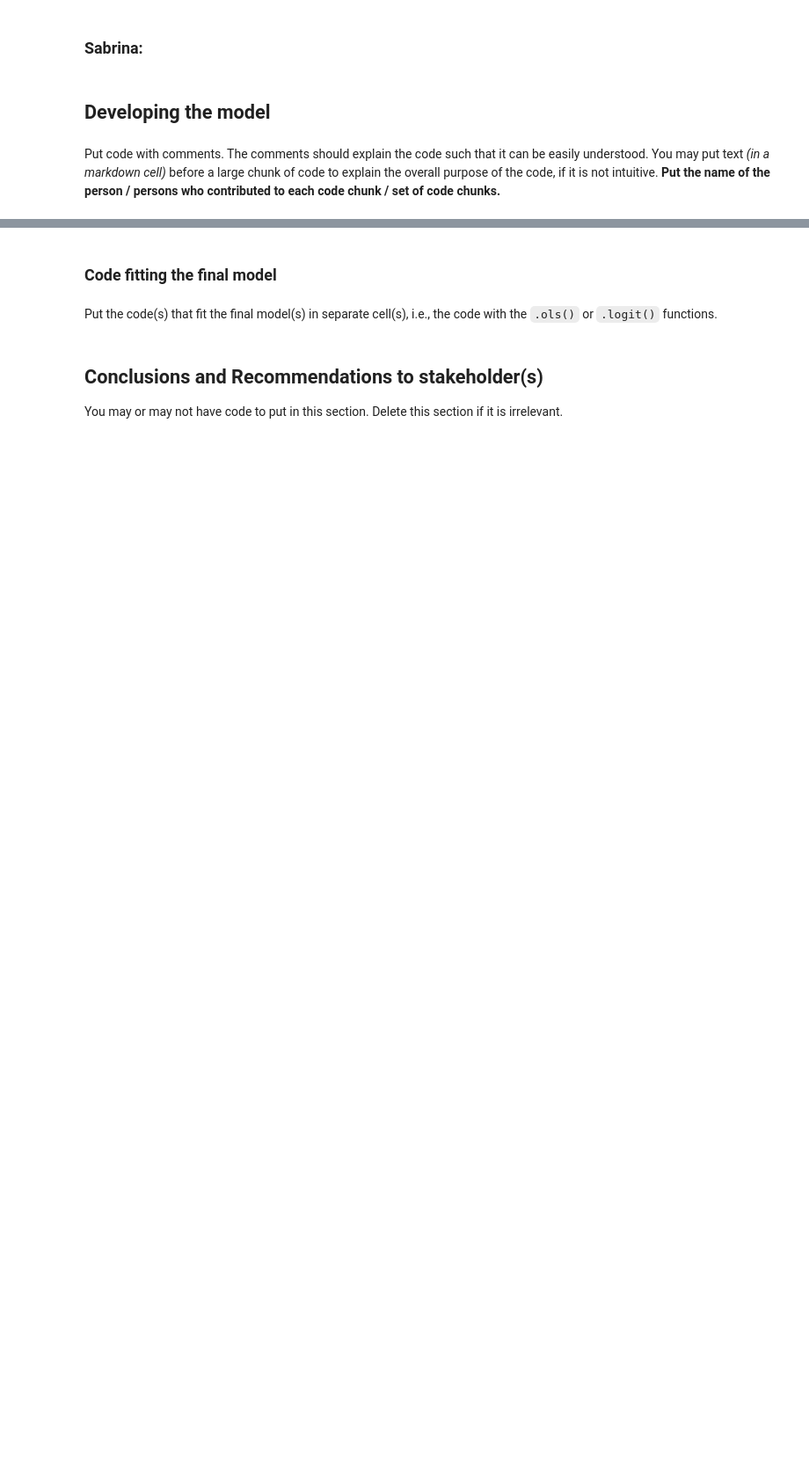
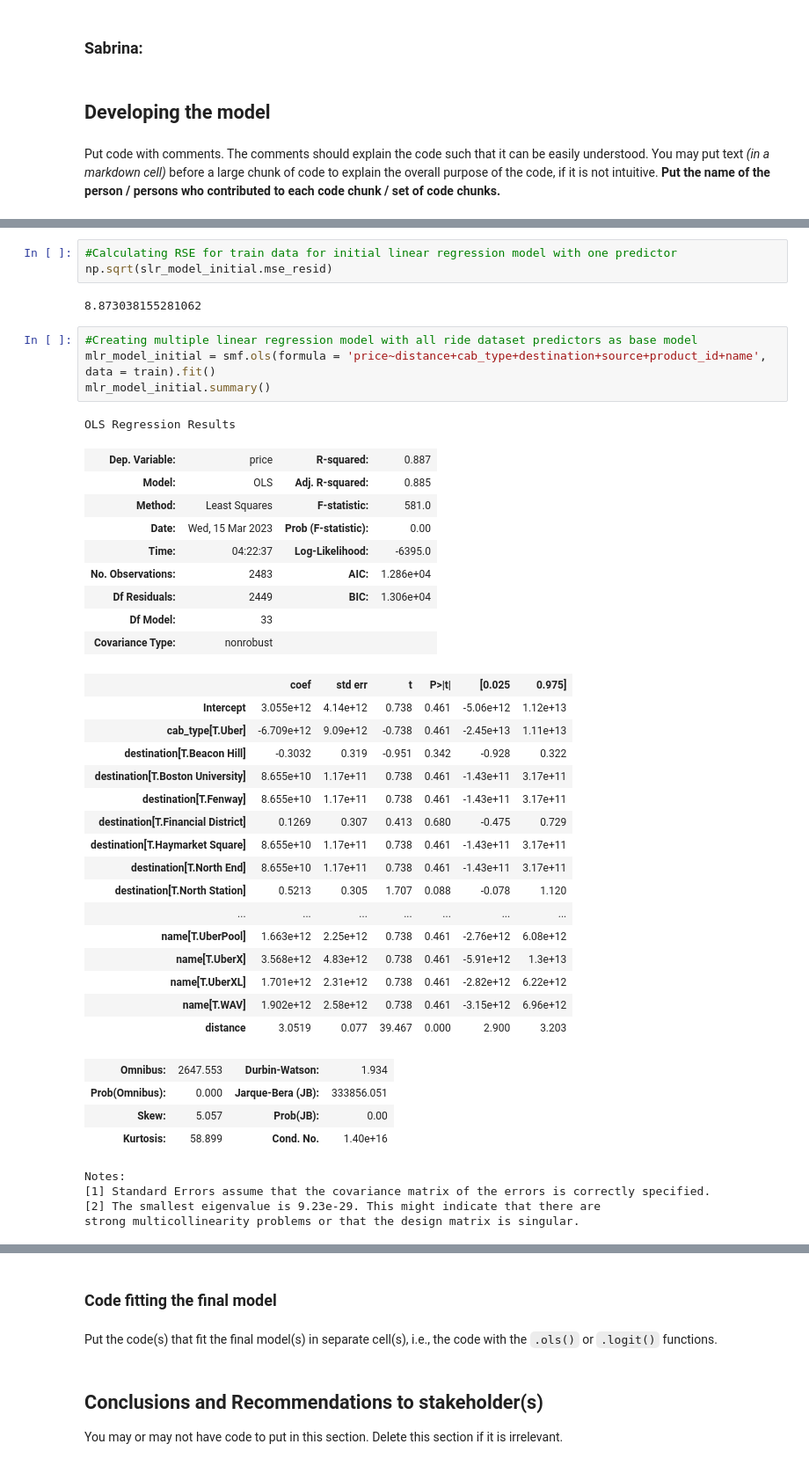
Before and after one commit to cndywu/TheYelpers, a Jupyter notebook: Project Code Template.ipynb, the cells around one changed output, grey strips where cells are left out. Shown: that part at 88% size. Drawn from its saved outputs; the diff is of its cells as text; blank space fills up the shorter version.

```diff
--- a/Project Code Template.ipynb
+++ b/Project Code Template.ipynb
@@ -319,0 +360,44 @@ Put code with comments. The comments should explain the code such that it can be
+# %%
+#Calculating RSE for train data for initial linear regression model with one predictor
+np.sqrt(slr_model_initial.mse_resid)
+# %% [output]
+8.873038155281062
+# %%
+#Creating multiple linear regression model with all ride dataset predictors as base model
+mlr_model_initial = smf.ols(formula = 'price~distance+cab_type+destination+source+product_id+name', data = train).fit()
+mlr_model_initial.summary()
+# %% [output]
+OLS Regression Results
+| Dep. Variable: | price | R-squared: | 0.887 |
+| Model: | OLS | Adj. R-squared: | 0.885 |
+| Method: | Least Squares | F-statistic: | 581.0 |
+| Date: | Wed, 15 Mar 2023 | Prob (F-statistic): | 0.00 |
+| Time: | 04:22:37 | Log-Likelihood: | -6395.0 |
+| No. Observations: | 2483 | AIC: | 1.286e+04 |
+| Df Residuals: | 2449 | BIC: | 1.306e+04 |
+| Df Model: | 33 |  |  |
+| Covariance Type: | nonrobust |  |  |
+|  | coef | std err | t | P>|t| | [0.025 | 0.975] |
+| Intercept | 3.055e+12 | 4.14e+12 | 0.738 | 0.461 | -5.06e+12 | 1.12e+13 |
+| cab_type[T.Uber] | -6.709e+12 | 9.09e+12 | -0.738 | 0.461 | -2.45e+13 | 1.11e+13 |
+| destination[T.Beacon Hill] | -0.3032 | 0.319 | -0.951 | 0.342 | -0.928 | 0.322 |
+| destination[T.Boston University] | 8.655e+10 | 1.17e+11 | 0.738 | 0.461 | -1.43e+11 | 3.17e+11 |
+| destination[T.Fenway] | 8.655e+10 | 1.17e+11 | 0.738 | 0.461 | -1.43e+11 | 3.17e+11 |
+| destination[T.Financial District] | 0.1269 | 0.307 | 0.413 | 0.680 | -0.475 | 0.729 |
+| destination[T.Haymarket Square] | 8.655e+10 | 1.17e+11 | 0.738 | 0.461 | -1.43e+11 | 3.17e+11 |
+| destination[T.North End] | 8.655e+10 | 1.17e+11 | 0.738 | 0.461 | -1.43e+11 | 3.17e+11 |
+| destination[T.North Station] | 0.5213 | 0.305 | 1.707 | 0.088 | -0.078 | 1.120 |
+| ... | ... | ... | ... | ... | ... | ... |
+| name[T.UberPool] | 1.663e+12 | 2.25e+12 | 0.738 | 0.461 | -2.76e+12 | 6.08e+12 |
+| name[T.UberX] | 3.568e+12 | 4.83e+12 | 0.738 | 0.461 | -5.91e+12 | 1.3e+13 |
+| name[T.UberXL] | 1.701e+12 | 2.31e+12 | 0.738 | 0.461 | -2.82e+12 | 6.22e+12 |
+| name[T.WAV] | 1.902e+12 | 2.58e+12 | 0.738 | 0.461 | -3.15e+12 | 6.96e+12 |
+| distance | 3.0519 | 0.077 | 39.467 | 0.000 | 2.900 | 3.203 |
+| Omnibus: | 2647.553 | Durbin-Watson: | 1.934 |
+| Prob(Omnibus): | 0.000 | Jarque-Bera (JB): | 333856.051 |
+| Skew: | 5.057 | Prob(JB): | 0.00 |
+| Kurtosis: | 58.899 | Cond. No. | 1.40e+16 |
+Notes:
+[1] Standard Errors assume that the covariance matrix of the errors is correctly specified.
+[2] The smallest eigenvalue is 9.23e-29. This might indicate that there are
+strong multicollinearity problems or that the design matrix is singular.
```
Also changed, not shown: parts of 13 cells of this notebook, 1 other file.
